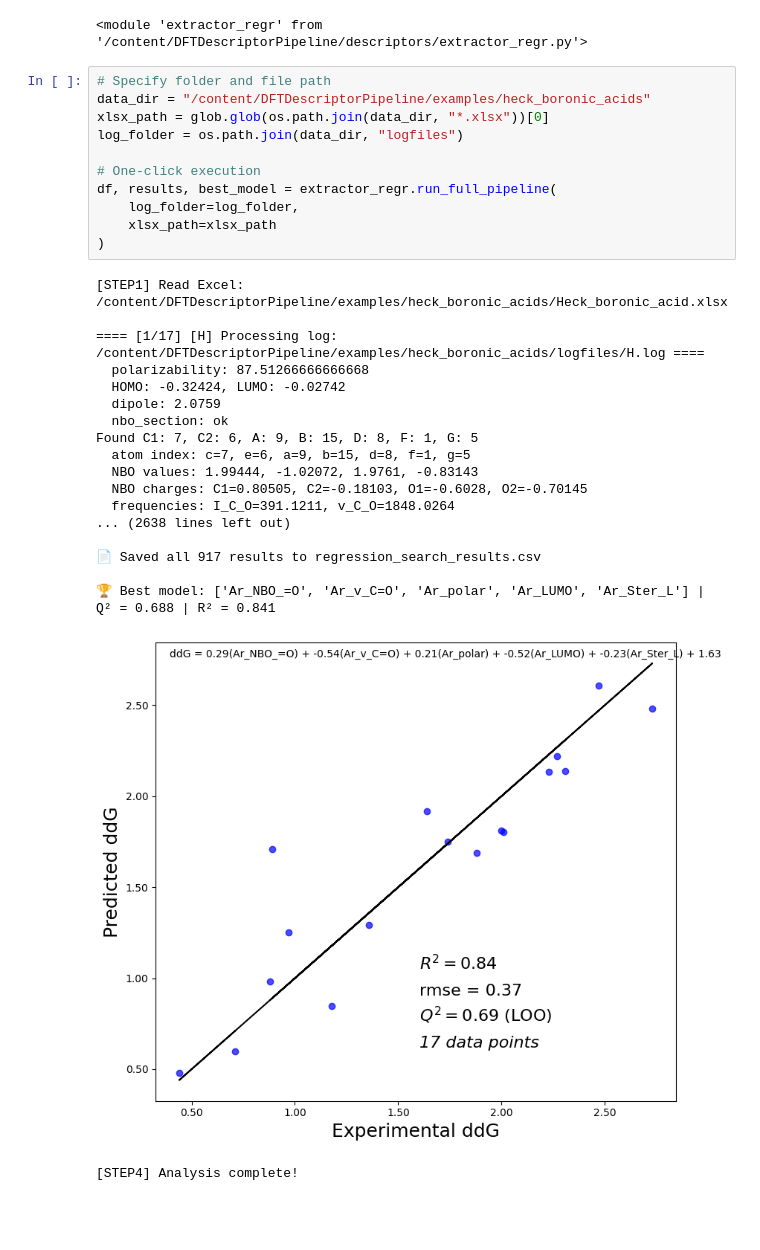
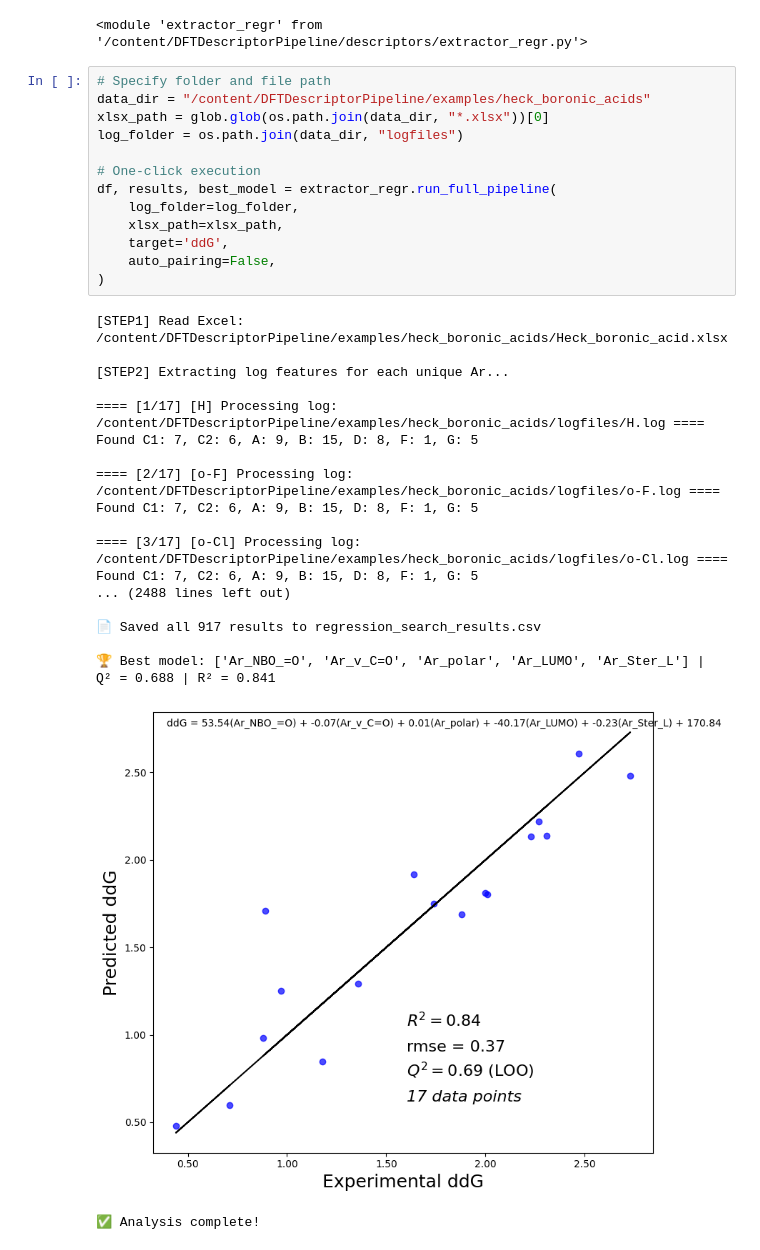
Before and after one commit to ArthurArthurArthur0817/DFTDescriptorPipeline, a Jupyter notebook: examples/heck_boronic_acids/heck_boronic_acids.ipynb, the cells around one changed output. Saved outputs shown, nothing was run; the diff lists cells and outputs as text; blank space fills up the shorter version.

```diff
--- a/examples/heck_boronic_acids/heck_boronic_acids.ipynb
+++ b/examples/heck_boronic_acids/heck_boronic_acids.ipynb
@@ -60,31 +60,33 @@ importlib.reload(extractor_regr)
 # %%
 # Specify folder and file path
 data_dir = "/content/DFTDescriptorPipeline/examples/heck_boronic_acids"
 xlsx_path = glob.glob(os.path.join(data_dir, "*.xlsx"))[0]
 log_folder = os.path.join(data_dir, "logfiles")
 
 # One-click execution
 df, results, best_model = extractor_regr.run_full_pipeline(
     log_folder=log_folder,
-    xlsx_path=xlsx_path
+    xlsx_path=xlsx_path,
+    target='ddG',
+    auto_pairing=False,
 )
 # %% [output]
 [STEP1] Read Excel: /content/DFTDescriptorPipeline/examples/heck_boronic_acids/Heck_boronic_acid.xlsx
 
+[STEP2] Extracting log features for each unique Ar...
+
 ==== [1/17] [H] Processing log: /content/DFTDescriptorPipeline/examples/heck_boronic_acids/logfiles/H.log ====
-  polarizability: 87.51266666666668
-  HOMO: -0.32424, LUMO: -0.02742
-  dipole: 2.0759
-  nbo_section: ok
 Found C1: 7, C2: 6, A: 9, B: 15, D: 8, F: 1, G: 5
-  atom index: c=7, e=6, a=9, b=15, d=8, f=1, g=5
-  NBO values: 1.99444, -1.02072, 1.9761, -0.83143
-  NBO charges: C1=0.80505, C2=-0.18103, O1=-0.6028, O2=-0.70145
-  frequencies: I_C_O=391.1211, v_C_O=1848.0264
-... (2638 lines left out)
+
+==== [2/17] [o-F] Processing log: /content/DFTDescriptorPipeline/examples/heck_boronic_acids/logfiles/o-F.log ====
+Found C1: 7, C2: 6, A: 9, B: 15, D: 8, F: 1, G: 5
+
+==== [3/17] [o-Cl] Processing log: /content/DFTDescriptorPipeline/examples/heck_boronic_acids/logfiles/o-Cl.log ====
+Found C1: 7, C2: 6, A: 9, B: 15, D: 8, F: 1, G: 5
+... (2488 lines left out)
 
 📄 Saved all 917 results to regression_search_results.csv
 
 🏆 Best model: ['Ar_NBO_=O', 'Ar_v_C=O', 'Ar_polar', 'Ar_LUMO', 'Ar_Ster_L'] | Q² = 0.688 | R² = 0.841
-[figure, old version]
+[figure, new version]
-[STEP4] Analysis complete!
+✅ Analysis complete!
```
Also changed, not shown: parts of 1 cell of this notebook.
